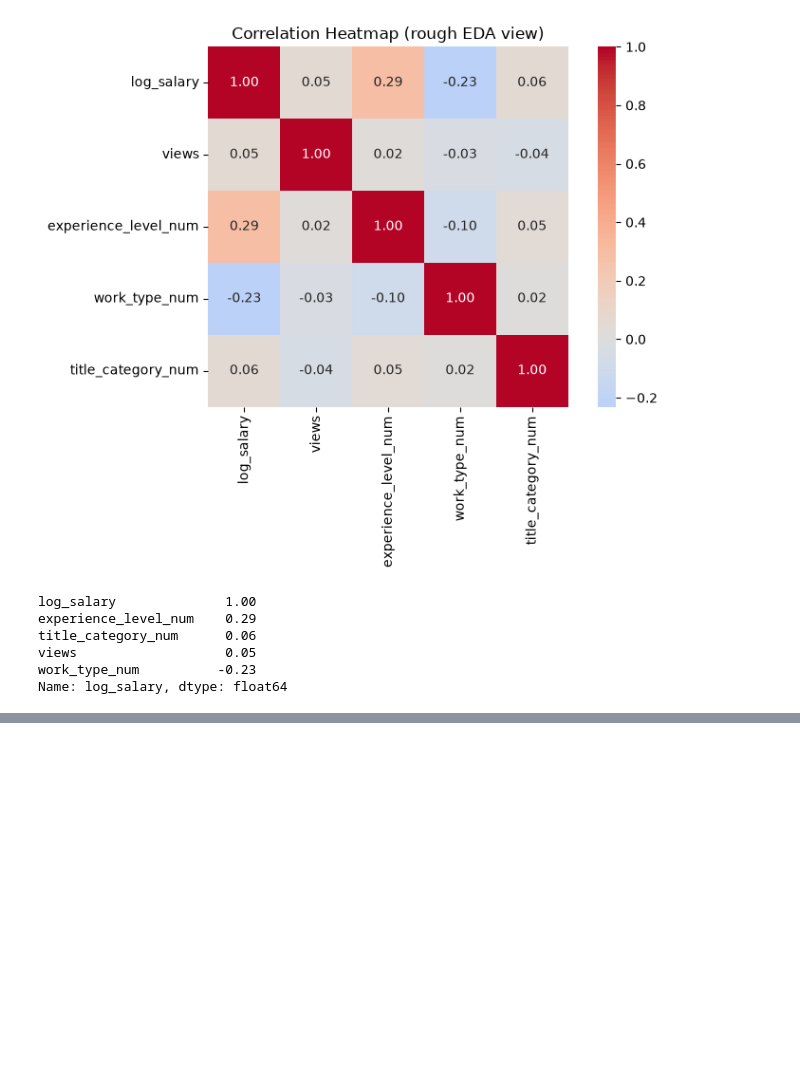
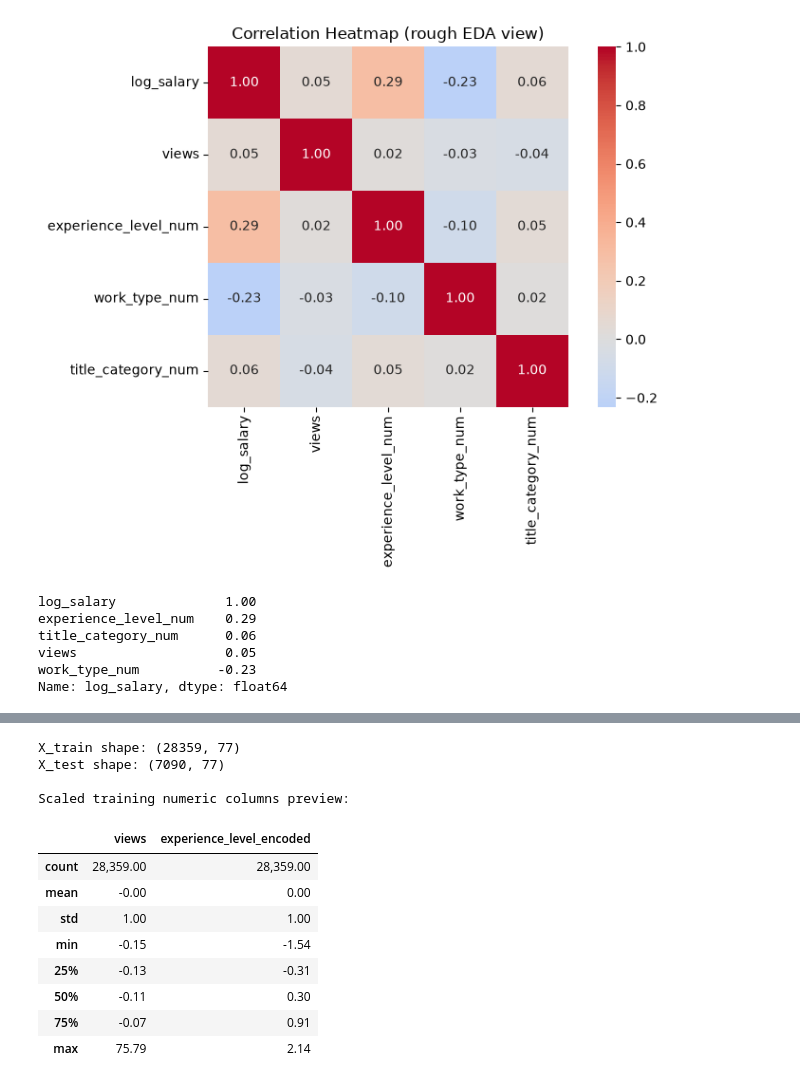
Before and after one commit to elise-Iss15/linear-regression-model, a Jupyter notebook: summative/linear_regression/multivariate.ipynb, the cells around one changed output, grey strips where cells are left out. Saved outputs shown, nothing was run; the diff lists cells and outputs as text; code cells hidden in the pictures; blank space fills up the shorter version.

```diff
--- a/summative/linear_regression/multivariate.ipynb
+++ b/summative/linear_regression/multivariate.ipynb
@@ -318,0 +420,47 @@ Name: log_salary, dtype: float64
+# %%
+
+from sklearn.model_selection import train_test_split
+from sklearn.preprocessing import StandardScaler
+
+# Separate features (X) from target (y)
+X = df_model.drop(columns=['log_salary'])
+y = df_model['log_salary']
+
+# Split: 80% train, 20% test
+X_train, X_test, y_train, y_test = train_test_split(
+    X, y, test_size=0.2, random_state=42
+)
+
+print("X_train shape:", X_train.shape)
+print("X_test shape:", X_test.shape)
+
+# Scale only the numeric (non one-hot) columns — one-hot columns are already 0/1,
+# scaling them would distort that meaning
+numeric_cols = ['views', 'experience_level_encoded']
+
+scaler = StandardScaler()
+X_train_scaled = X_train.copy()
+X_test_scaled = X_test.copy()
+
+# Fit ONLY on training data
+X_train_scaled[numeric_cols] = scaler.fit_transform(X_train[numeric_cols])
+# Apply (not re-fit) to test data
+X_test_scaled[numeric_cols] = scaler.transform(X_test[numeric_cols])
+
+print()
+print("Scaled training numeric columns preview:")
+X_train_scaled[numeric_cols].describe()
+# %% [output]
+X_train shape: (28359, 77)
+X_test shape: (7090, 77)
+
+Scaled training numeric columns preview:
+|  | views | experience_level_encoded |
+| count | 28,359.00 | 28,359.00 |
+| mean | -0.00 | 0.00 |
+| std | 1.00 | 1.00 |
+| min | -0.15 | -1.54 |
+| 25% | -0.13 | -0.31 |
+| 50% | -0.11 | 0.30 |
+| 75% | -0.07 | 0.91 |
+| max | 75.79 | 2.14 |
```
Also changed, not shown: parts of 4 cells of this notebook.
